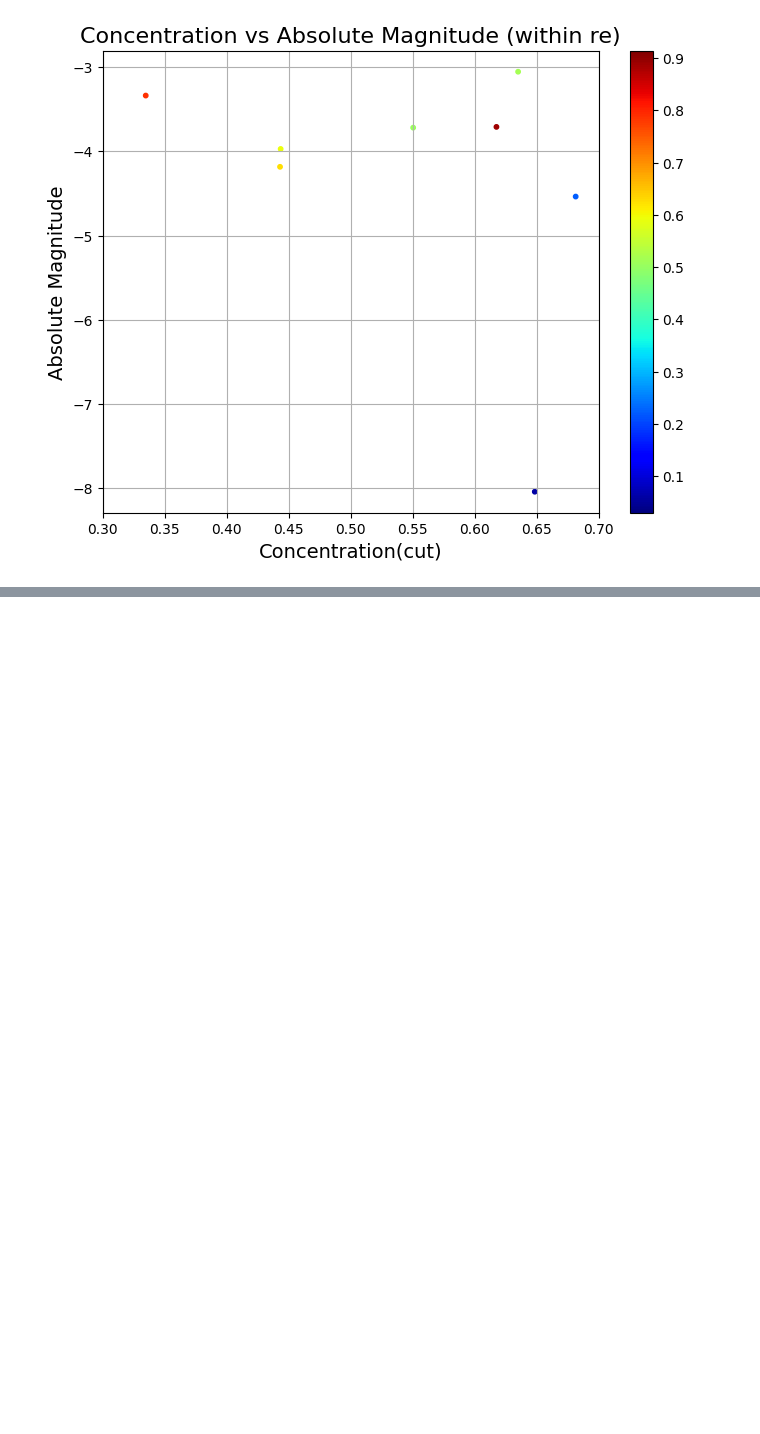
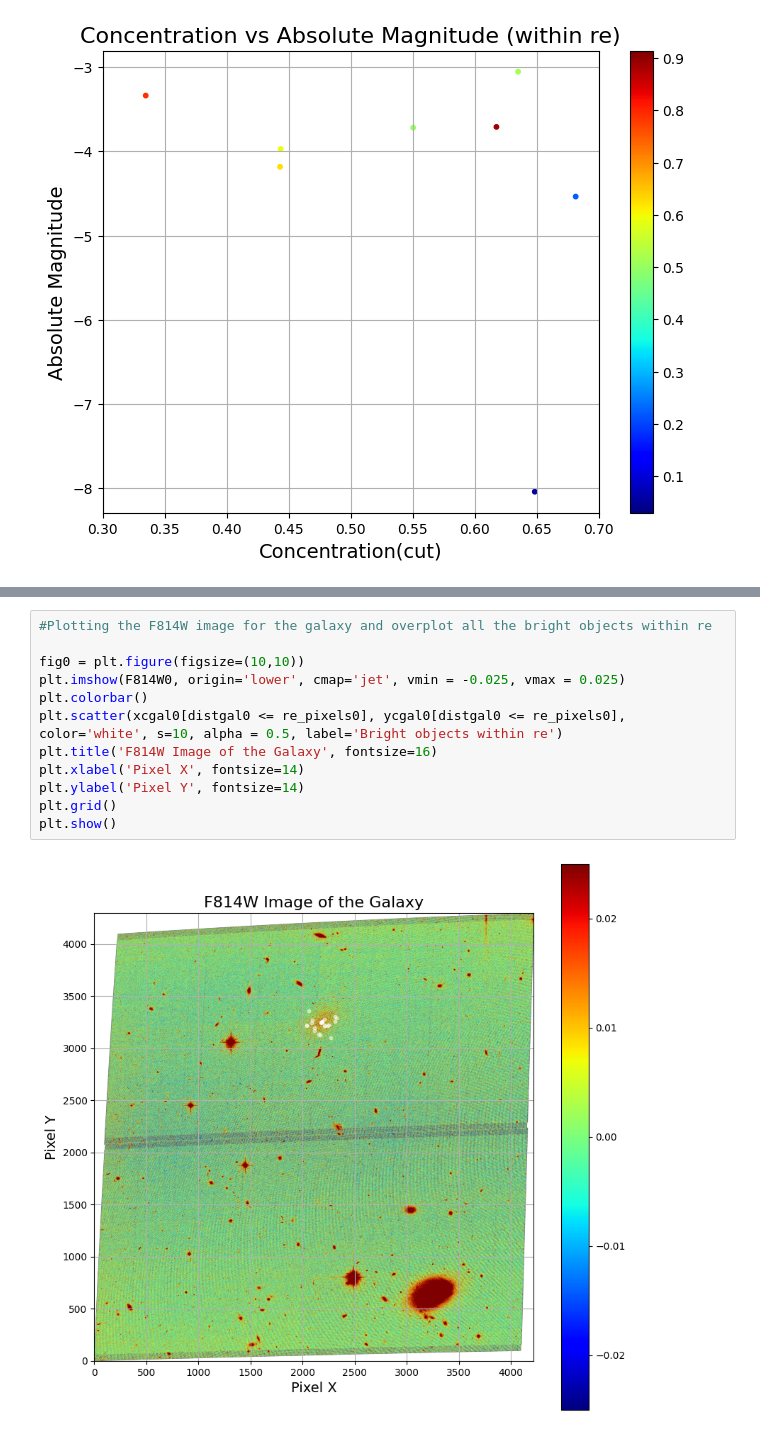
Before and after one commit to Ananth1-9/Research_work, a Jupyter notebook: Real_code/NSCID0.ipynb, the cells around one changed output, grey strips where cells are left out. Saved outputs shown, nothing was run; the diff lists cells and outputs as text; blank space fills up the shorter version.

```diff
--- a/Real_code/NSCID0.ipynb
+++ b/Real_code/NSCID0.ipynb
@@ -270,0 +307,14 @@ plt.show()
+# %%
+#Plotting the F814W image for the galaxy and overplot all the bright objects within re
+
+fig0 = plt.figure(figsize=(10,10))
+plt.imshow(F814W0, origin='lower', cmap='jet', vmin = -0.025, vmax = 0.025)
+plt.colorbar()
+plt.scatter(xcgal0[distgal0 <= re_pixels0], ycgal0[distgal0 <= re_pixels0], color='white', s=10, alpha = 0.5, label='Bright objects within re')
+plt.title('F814W Image of the Galaxy', fontsize=16)
+plt.xlabel('Pixel X', fontsize=14)
+plt.ylabel('Pixel Y', fontsize=14)
+plt.grid()
+plt.show()
+# %% [output]
+[figure, added]
```
Also changed, not shown: parts of 10 cells of this notebook.
